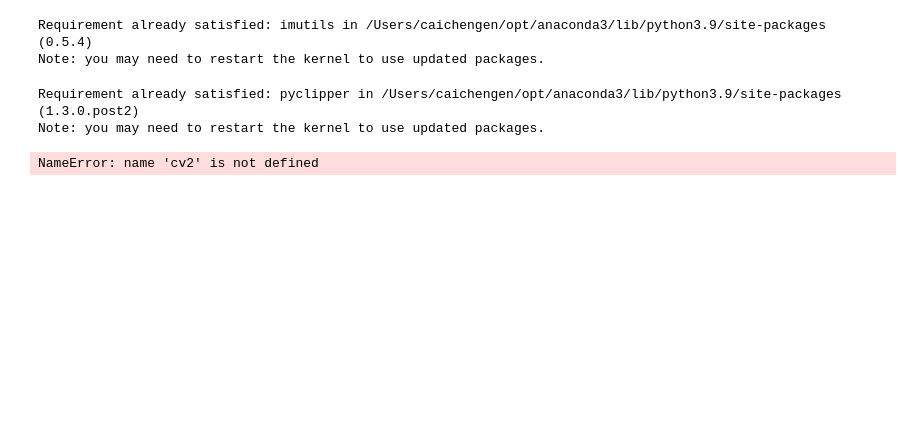
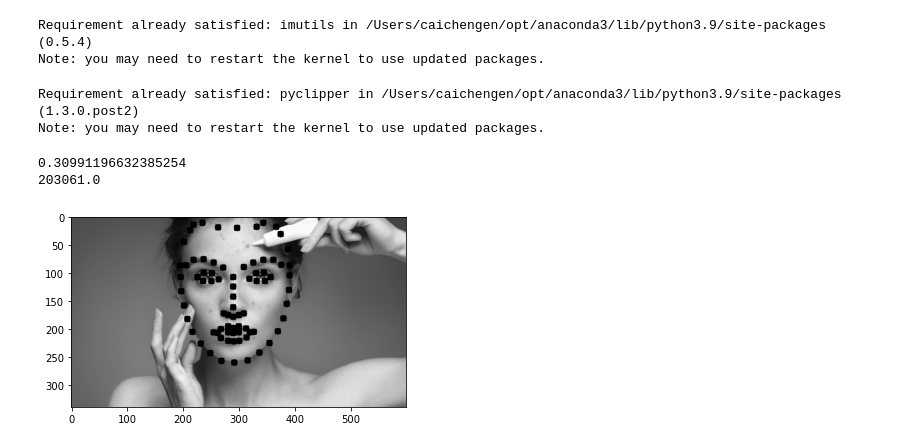
Before and after one commit to mmry310531/FinalCV, a Jupyter notebook: FaceDetection.ipynb, the cells around one changed output. Drawn from its saved outputs; the diff is of its cells as text; code cells hidden in the pictures; blank space fills up the shorter version.

```diff
--- a/FaceDetection.ipynb
+++ b/FaceDetection.ipynb
@@ -21,7 +21,7 @@ import time
 # %%
 # to detect face feature
 import dlib
-predictor_model = 'shape_predictor_68_face_landmarks.dat'
+predictor_model = 'shape_predictor_81_face_landmarks.dat'
 detector = dlib.get_frontal_face_detector()# dlib人脸检测器
 predictor = dlib.shape_predictor(predictor_model)
 # %%
@@ -153,7 +137,7 @@ def GetSkinMask(img):
 # %%
 def get_landmarks(Gimg):
 
-    predictor_model = 'shape_predictor_68_face_landmarks.dat'
+    predictor_model = 'shape_predictor_81_face_landmarks.dat'
     detector = dlib.get_frontal_face_detector()
 
     StartTime = time.time() # start time
@@ -163,12 +147,17 @@ def get_landmarks(Gimg):
 
     rects = detector(Gimg, 0)
     face = rects[0]
+
     shape = predictor(Gimg, face)
     shape = face_utils.shape_to_np(shape)
 
 
     landmarks = np.matrix([[p.x, p.y] for p in predictor(Gimg, face).parts()])
-    return landmarks
+    for points in predictor(Gimg, face).parts():
+        cv2.circle(Gimg, (points.x, points.y), 1, (0, 0, 255), 10)
+
+
+    return face, landmarks
 # %%
 %pip install pyclipper
 import pyclipper
@@ -203,9 +192,9 @@ def proportional_zoom_contour(contour, ratio):
 
 def get_image_hull_mask(img, image_landmarks, ie_polys=None):
     # get the mask of the image
-    if image_landmarks.shape[0] != 68:
-        raise Exception(
-            'get_image_hull_mask works only with 68 landmarks')
+#     if image_landmarks.shape[0] != 68:
+#         raise Exception(
+#             'get_image_hull_mask works only with 68 landmarks')
     int_lmrks = np.array(image_landmarks, dtype=np.int)
 
     #hull_mask = np.zeros(image_shape[0:2]+(1,), dtype=np.float32)
@@ -245,6 +234,8 @@ def get_image_hull_mask(img, image_landmarks, ie_polys=None):
                         int_lmrks[31:36],
                         int_lmrks[8:9]
                         ))), (255,255, 255))
+    cv2.fillConvexPoly(hull_mask, cv2.convexHull(
+                        int_lmrks[68:81]), (255,255, 255))
 
     nose = proportional_zoom_contour(int_lmrks[27:36], 1.2)
     l_eyes = proportional_zoom_contour(int_lmrks[36:42], 1.8)
@@ -288,9 +279,10 @@ Note: you may need to restart the kernel to use updated packages.
 if __name__ == "__main__":
 
     #Read Image
-    Origin_img = cv2.imread('data/acne_face.jpeg')
+    Origin_img = cv2.imread('data/t6.jpg')
+    Origin_img = imutils.resize(Origin_img, width=600)
     img = Origin_img.copy()
-#     img = imutils.resize(img, width=300)
+
     img,Gimg = img2Gray(img)
 
 #     # Method 1 to get face (Skin Detection and Face Detection(Harr))
@@ -303,17 +295,24 @@ if __name__ == "__main__":
 
     # Method 2 to get face (Use Dlib)
     SkinMask = GetSkinMask(img)
-    landmarks = get_landmarks(Gimg)
+    face, landmarks = get_landmarks(Gimg)
     faceMask = get_image_hull_mask(img, landmarks)
     img = cv2.bitwise_and(faceMask, img)
-    img = cv2.bitwise_and(SkinMask, img)
+    cv2.imwrite("faceMask.jpg", faceMask)
+#     img = cv2.bitwise_and(SkinMask, img)
     # not a good method, which cost 1.55 sec
 
 
 #     img = cv2.imread('./data/acne.jpg')
     ad = Acne_Dector(img)
-    ad.run(method =1, debug=False)
+    ad.run(method =1, debug=True)
     img = cv2.inpaint(Origin_img, ad.mask, 3, cv2.INPAINT_TELEA)
     cv2.imwrite("Result_acne_face.jpg", img)
+    cv2.imwrite("Mask2.jpg", ad.mask)
 # %% [output]
-NameError: name 'cv2' is not defined
+0.30991196632385254
+203061.0
+# %%
+showImage(Gimg)
+# %% [output]
+[figure, added]
```
Also changed, not shown: parts of 5 cells of this notebook, 7 other files.
